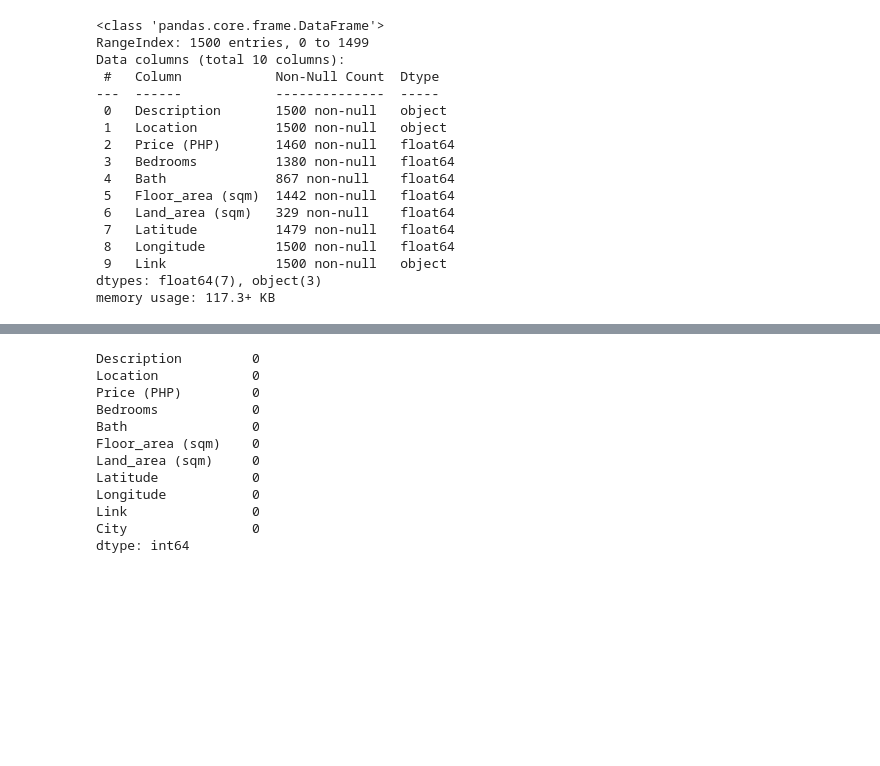
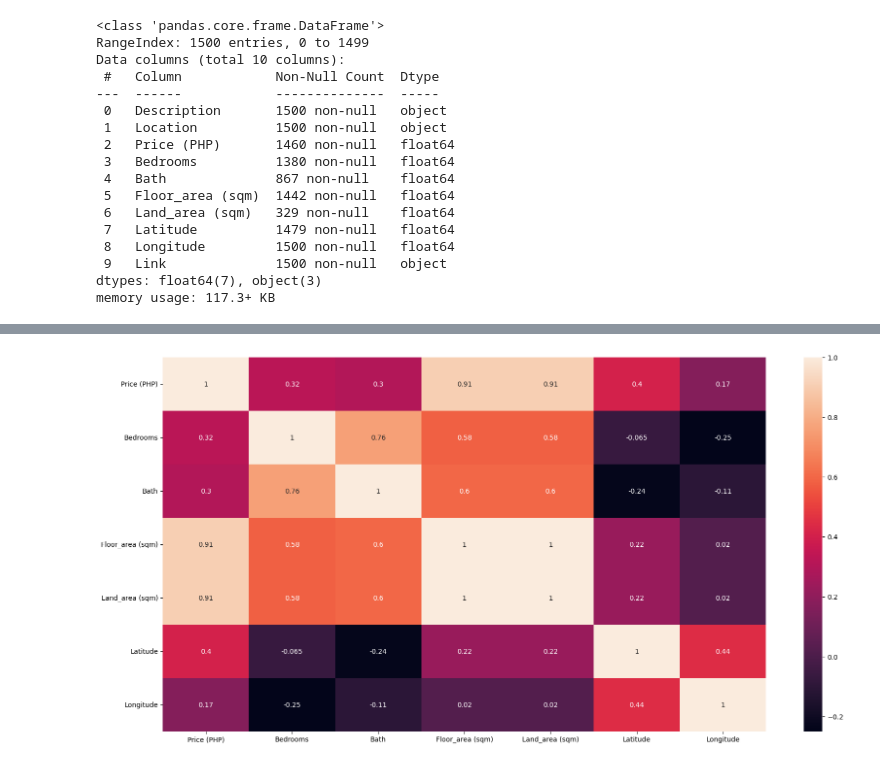
Before and after one commit to mhicoayala/ds-housing-prediction, a Jupyter notebook: app/main.ipynb, the cells around one changed output, grey strips where cells are left out. Saved outputs shown, nothing was run; the diff lists cells and outputs as text; code cells hidden in the pictures; blank space fills up the shorter version.

```diff
--- a/app/main.ipynb
+++ b/app/main.ipynb
@@ -112,15 +112,10 @@ filtered_df
-# %%
-filtered_df.isnull().sum()
-# %% [output]
-Description         0
-Location            0
-Price (PHP)         0
-Bedrooms            0
-Bath                0
-Floor_area (sqm)    0
-Land_area (sqm)     0
-Latitude            0
-Longitude           0
-Link                0
-City                0
-dtype: int64
+# %%
+corr_df = filtered_df[filtered_df["City"].str.contains("Mandaluyong")].select_dtypes(include=['float64', 'int64'])
+
+sns.heatmap(corr_df.corr(), annot=True)
+
+plt.rcParams['figure.figsize'] = (20,5)
+
+plt.show()
+# %% [output]
+[figure, added]
```
Also changed, not shown: parts of 10 cells of this notebook, 1 other file.
